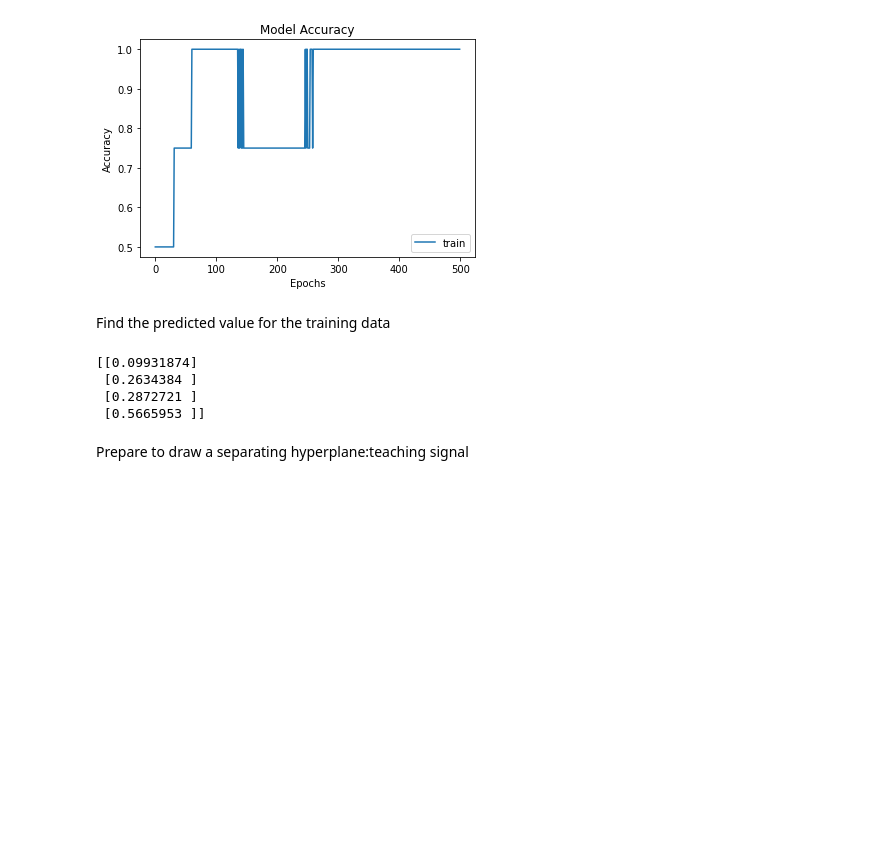
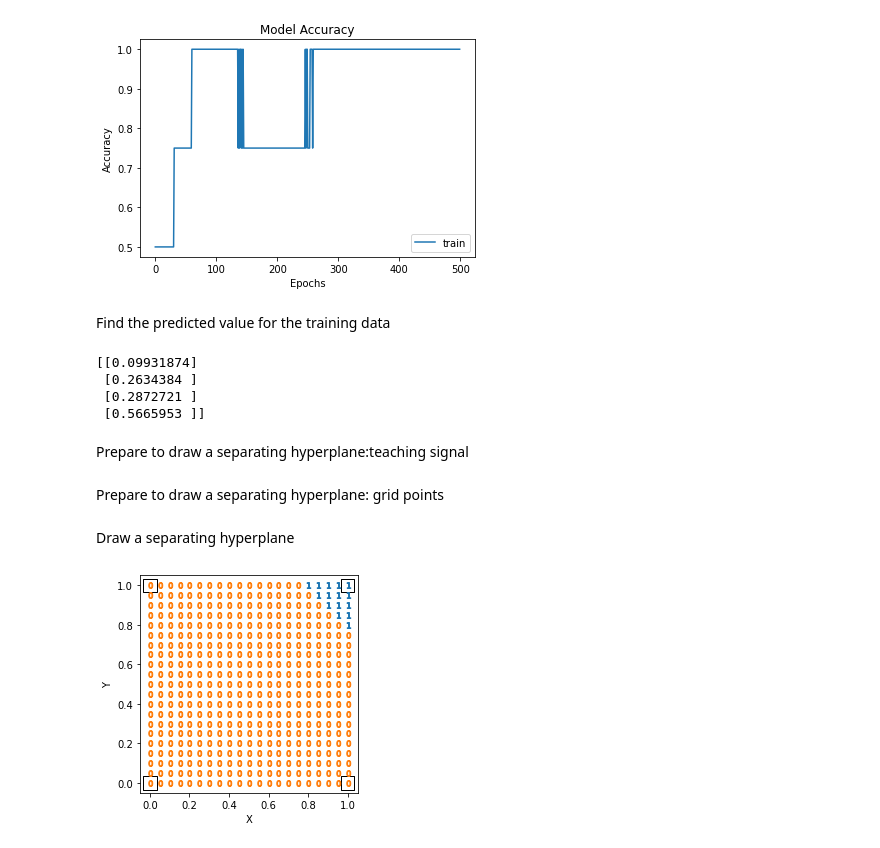
Before and after one commit to WilliamW5/AI-Class-Repo, a Jupyter notebook: Assignment6/WIemann_and.ipynb, the cells around one changed output. Cells and saved outputs as stored; diff of their text form; code cells hidden in the pictures; blank space fills up the shorter version.

```diff
--- a/Assignment6/WIemann_and.ipynb
+++ b/Assignment6/WIemann_and.ipynb
@@ -72,3 +72,36 @@ print(pred)
  [0.5665953 ]]
 # %% [markdown]
 Prepare to draw a separating hyperplane:teaching signal
+# %%
+t1 = data_train[class_train==1]
+t0 = data_train[class_train==0]
+t1_x = t1[:,0] # X-coordinate of a point(teaching signal of 1)
+t1_y = t1[:,1] # Y-coordinate of a point(teaching signal of 1)
+t0_x = t0[:,0] # X-coordinate of a point(teaching signal of 0)
+t0_y = t0[:,1] # Y-coordinate of a point(teaching signal of 0)
+# %% [markdown]
+Prepare to draw a separating hyperplane: grid points
+# %%
+g = np.loadtxt('./grid01_21x21.csv', delimiter=',')
+pred_g = model.predict(g)[:,0]
+g1 = g[pred_g>=0.5] # Predicted value (>=0.5) belongs to 1
+g0 = g[pred_g<0.5]  # Predicted value (<0.5) belongs to 0
+g1_x = g1[:,0] # X-coordinate of predicted points belongs to 1
+g1_y = g1[:,1] # Y-coordinate of predicted points belongs to 1
+g0_x = g0[:,0] # X-coordinate of predicted points belongs to 0
+g0_y = g0[:,1] # Y-coordinate of predicted points belongs to 0
+# %% [markdown]
+Draw a separating hyperplane
+# %%
+plt.scatter(t1_x, t1_y, marker='s',facecolors='none',edgecolors='black',s=180)
+plt.scatter(t0_x, t0_y, marker='s',facecolors='none',edgecolors='black',s=180)
+plt.scatter(g1_x,g1_y,marker='$1$')
+plt.scatter(g0_x,g0_y,marker='$0$')
+plt.gca().set_aspect('equal', adjustable='box')
+plt.xlim(-0.05,1.05)
+plt.ylim(-0.05,1.05)
+plt.xlabel('X')
+plt.ylabel('Y')
+plt.show()
+# %% [output]
+[figure, added]
```
Also changed, not shown: 1 other file.
